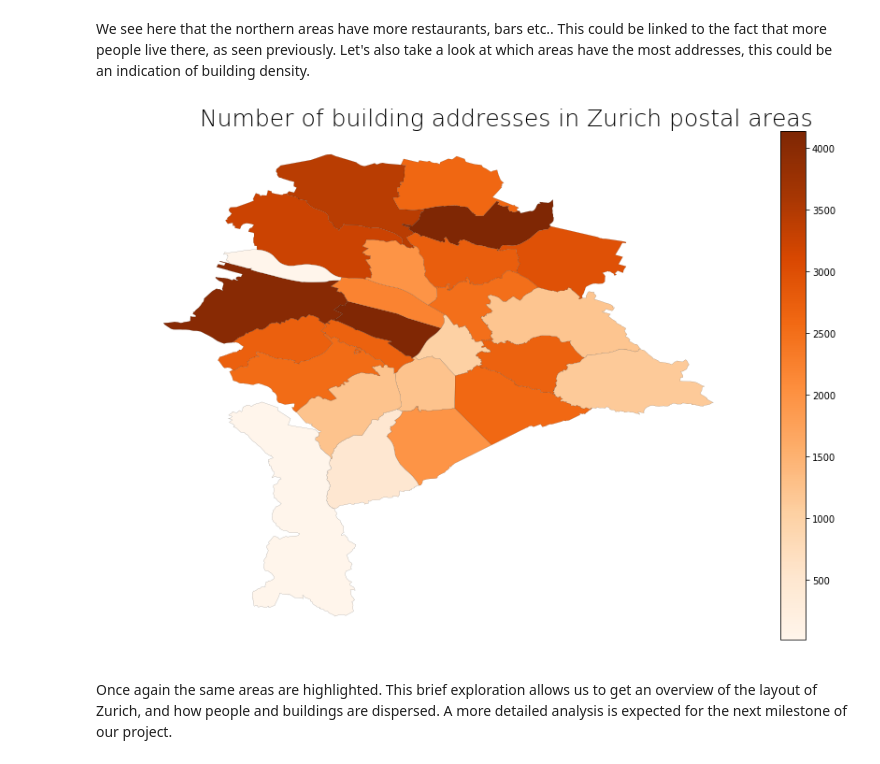
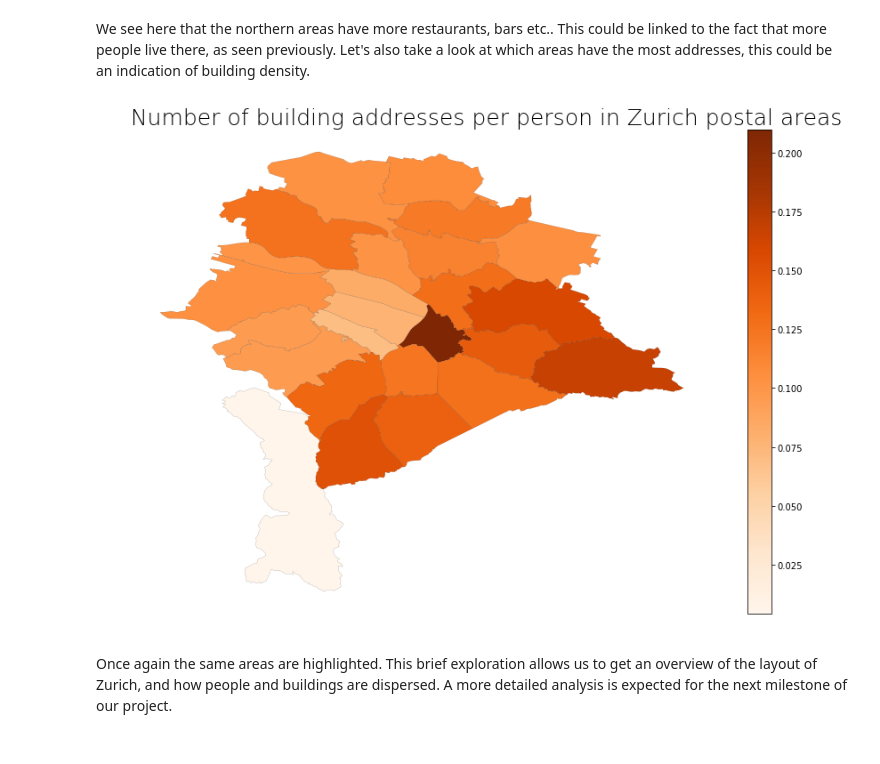
Before and after one commit to MLortki/ADA2018-Project-Quality-of-Space-AMG, a Jupyter notebook: zurich_open_data_exploration.ipynb, the cells around one changed output. Cells and saved outputs as stored; diff of their text form; code cells hidden in the pictures.

```diff
--- a/zurich_open_data_exploration.ipynb
+++ b/zurich_open_data_exploration.ipynb
@@ -345,7 +345,7 @@ def plot_geopandas(gp, col_to_plot,title,colormap):
     cmap = plt.cm.get_cmap(colormap)
 
     # plot data
-    gp.plot(column='population', ax=cax, linewidth=0.1, edgecolor='black',cmap=cmap)
+    gp.plot(column=col_to_plot, ax=cax, linewidth=0.1, edgecolor='black',cmap=cmap)
 
     # create colorbar
     norm=plt.Normalize(vmin=gp[col_to_plot].min(), vmax=gp[col_to_plot].max())
@@ -354,5 +354,5 @@ def plot_geopandas(gp, col_to_plot,title,colormap):
     f.colorbar(sm)
 
 # use function defined above to create choropleth map
-plot_geopandas(gpd.GeoDataFrame(combined_df2), 'population', 'Population in Zurich postal areas','Blues')
+plot_geopandas(gpd.GeoDataFrame(area_normed_df2), 'population', 'Population density in Zurich postal areas','Blues')
 # %% [output]
@@ -360,4 +360,9 @@ plot_geopandas(gpd.GeoDataFrame(combined_df2), 'population', 'Population in Zuri
 # %% [markdown]
 As we can see, there is some disparity in population distribution around Zurich. The northern areas seem to be more residential areas, whereas the southern areas have relatively less residents. Let's now take a look at the areas with the most hospitalitys companies, i.e. bars, cafes, restaurants etc..
+# %%
+# extract only geometries and zips and join on zurich zips
+pop_normed_df2 = pop_normed_df
+pop_normed_df2 = pd.merge(pop_normed_df2, zips[['ZIP', 'geometry']].set_index('ZIP'), 'inner', left_index=True,right_index=True)
+pop_normed_df2 = pop_normed_df2.drop_duplicates('addresses')
 # %%
 # use function defined above to create choropleth map
@@ -369,9 +374,9 @@ plot_geopandas(gpd.GeoDataFrame(combined_df2), 'hospitality_companies',\
 We see here that the northern areas have more restaurants, bars etc.. This could be linked to the fact that more people live there, as seen previously. Let's also take a look at which areas have the most addresses, this could be an indication of building density.
 # %%
 # use function defined above to create choropleth map
-plot_geopandas(gpd.GeoDataFrame(combined_df2), 'addresses',\
-               'Number of building addresses in Zurich postal areas','Oranges')
+plot_geopandas(gpd.GeoDataFrame(pop_normed_df2), 'addresses',\
+               'Number of building addresses per person in Zurich postal areas','Oranges')
 # %% [output]
-[figure, old version]
+[figure, new version]
 # %% [markdown]
 Once again the same areas are highlighted. This brief exploration allows us to get an overview of the layout of Zurich, and how people and buildings are dispersed. A more detailed analysis is expected for the next milestone of our project.
```
Also changed, not shown: parts of 3 cells of this notebook, 1 other file.
